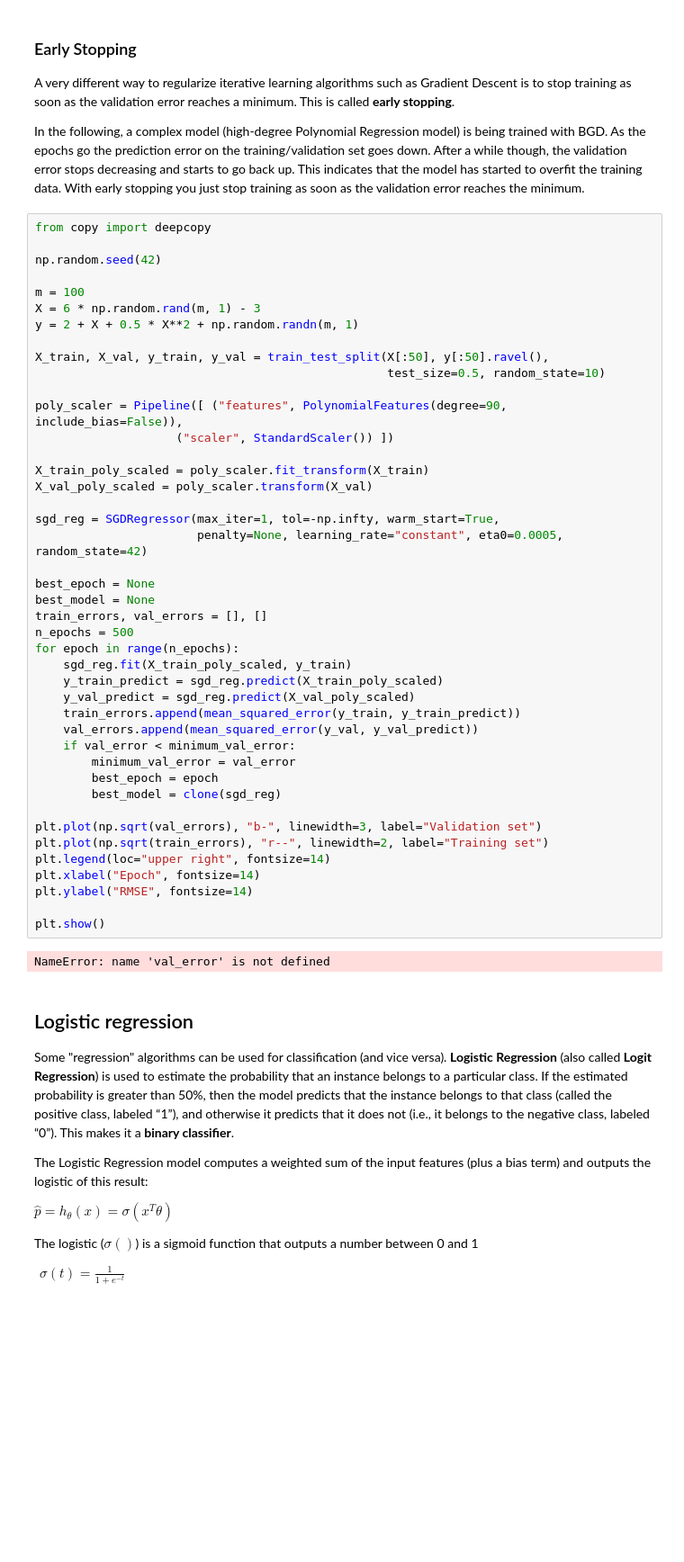
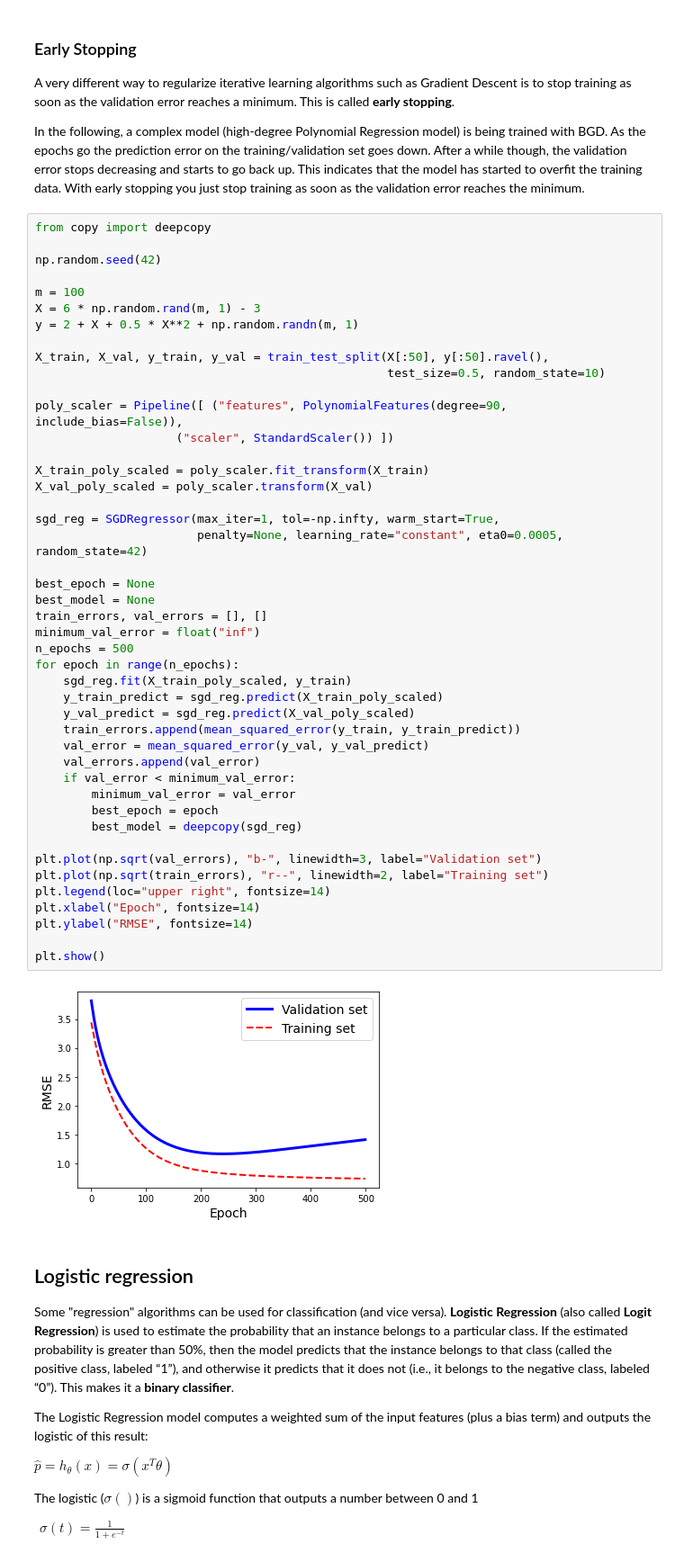
Before and after one commit to riccardoberta/ml_models, a Jupyter notebook: 04_linear_models/model.ipynb, the cells around one changed output. Shown at 90% size. Saved outputs shown, nothing was run; the diff lists cells and outputs as text; blank space fills up the shorter version.

Commit message:
linear models exercise

```diff
--- a/04_linear_models/model.ipynb
+++ b/04_linear_models/model.ipynb
@@ -728,36 +728,38 @@ X_train, X_val, y_train, y_val = train_test_split(X[:50], y[:50].ravel(),
 poly_scaler = Pipeline([ ("features", PolynomialFeatures(degree=90, include_bias=False)),
                     ("scaler", StandardScaler()) ])
 
 X_train_poly_scaled = poly_scaler.fit_transform(X_train)
 X_val_poly_scaled = poly_scaler.transform(X_val)
 
 sgd_reg = SGDRegressor(max_iter=1, tol=-np.infty, warm_start=True,
                        penalty=None, learning_rate="constant", eta0=0.0005, random_state=42)
 
 best_epoch = None
 best_model = None
 train_errors, val_errors = [], []
+minimum_val_error = float("inf")
 n_epochs = 500
 for epoch in range(n_epochs):
     sgd_reg.fit(X_train_poly_scaled, y_train)
     y_train_predict = sgd_reg.predict(X_train_poly_scaled)
     y_val_predict = sgd_reg.predict(X_val_poly_scaled)
     train_errors.append(mean_squared_error(y_train, y_train_predict))
-    val_errors.append(mean_squared_error(y_val, y_val_predict))
+    val_error = mean_squared_error(y_val, y_val_predict)
+    val_errors.append(val_error)
     if val_error < minimum_val_error:
         minimum_val_error = val_error
         best_epoch = epoch
-        best_model = clone(sgd_reg)
+        best_model = deepcopy(sgd_reg)
 
 plt.plot(np.sqrt(val_errors), "b-", linewidth=3, label="Validation set")
 plt.plot(np.sqrt(train_errors), "r--", linewidth=2, label="Training set")
 plt.legend(loc="upper right", fontsize=14)
 plt.xlabel("Epoch", fontsize=14)
 plt.ylabel("RMSE", fontsize=14)
 
 plt.show()
 # %% [output]
-NameError: name 'val_error' is not defined
+[figure, added]
 # %% [markdown]
 ## Logistic regression
 Some "regression" algorithms can be used for classification (and vice versa). **Logistic Regression** (also called **Logit Regression**) is used to estimate the probability that an instance belongs to a particular class. If the estimated probability is greater than 50%, then the model predicts that the instance belongs to that class (called the positive class, labeled “1”), and otherwise it predicts that it does not (i.e., it belongs to the negative class, labeled “0”). This makes it a **binary classifier**.
```
Also changed, not shown: parts of 34 cells of this notebook.
